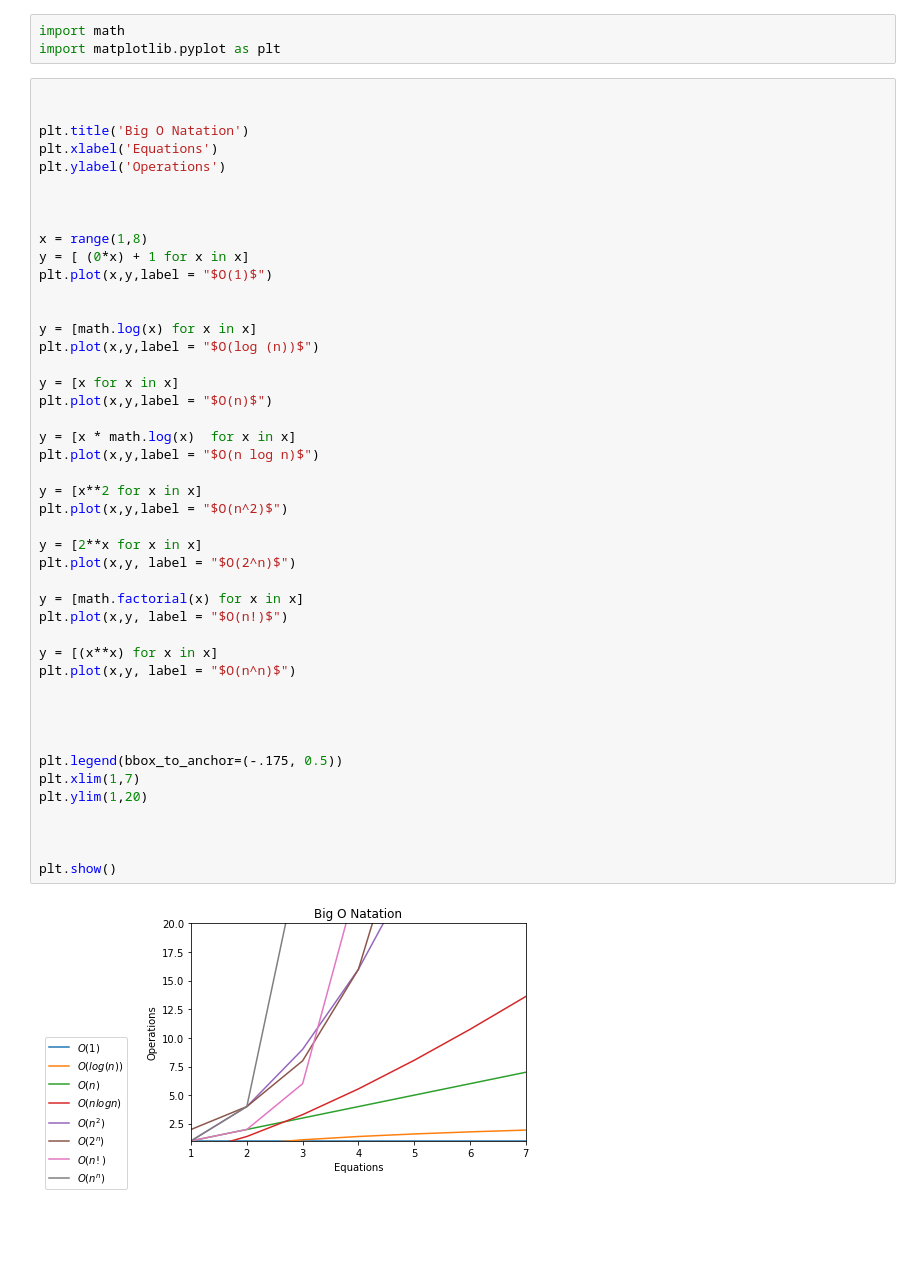
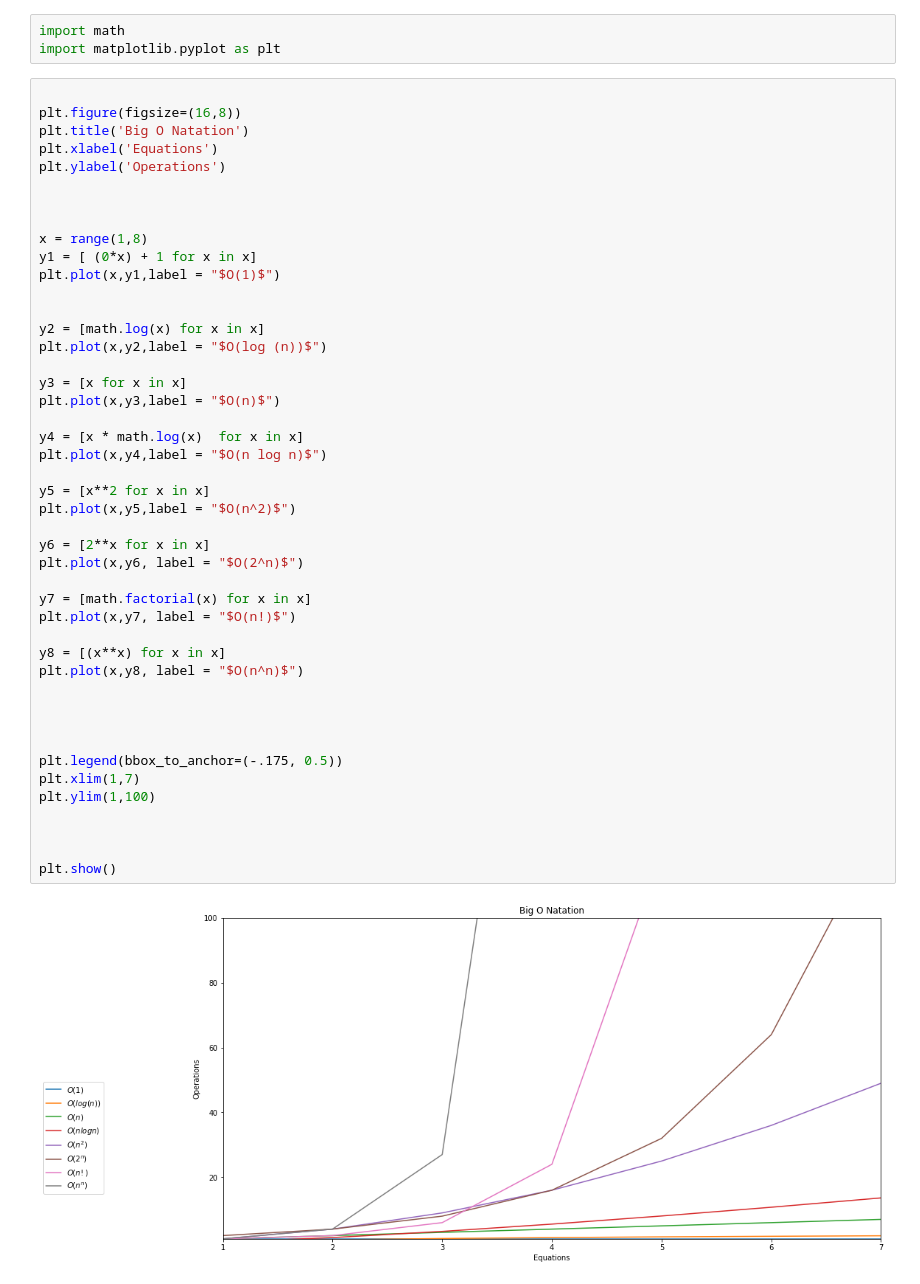
Before and after one commit to carterrxavier/numpy-pandas-visualization-exercises, a Jupyter notebook: big_o_notation.ipynb, the cells around one changed output. Cells and saved outputs as stored; diff of their text form; blank space fills up the shorter version.

```diff
--- a/big_o_notation.ipynb
+++ b/big_o_notation.ipynb
@@ -3,48 +3,48 @@ import math
 import matplotlib.pyplot as plt
 # %%
 
-
+plt.figure(figsize=(16,8))
 plt.title('Big O Natation')
 plt.xlabel('Equations')
 plt.ylabel('Operations')
 
 
 
 x = range(1,8)
-y = [ (0*x) + 1 for x in x]
-plt.plot(x,y,label = "$O(1)$")
+y1 = [ (0*x) + 1 for x in x]
+plt.plot(x,y1,label = "$O(1)$")
 
 
-y = [math.log(x) for x in x]
-plt.plot(x,y,label = "$O(log (n))$")
+y2 = [math.log(x) for x in x]
+plt.plot(x,y2,label = "$O(log (n))$")
 
-y = [x for x in x]
-plt.plot(x,y,label = "$O(n)$")
+y3 = [x for x in x]
+plt.plot(x,y3,label = "$O(n)$")
 
-y = [x * math.log(x)  for x in x]
-plt.plot(x,y,label = "$O(n log n)$")
+y4 = [x * math.log(x)  for x in x]
+plt.plot(x,y4,label = "$O(n log n)$")
 
-y = [x**2 for x in x]
-plt.plot(x,y,label = "$O(n^2)$")
+y5 = [x**2 for x in x]
+plt.plot(x,y5,label = "$O(n^2)$")
 
-y = [2**x for x in x]
-plt.plot(x,y, label = "$O(2^n)$")
+y6 = [2**x for x in x]
+plt.plot(x,y6, label = "$O(2^n)$")
 
-y = [math.factorial(x) for x in x]
-plt.plot(x,y, label = "$O(n!)$")
+y7 = [math.factorial(x) for x in x]
+plt.plot(x,y7, label = "$O(n!)$")
 
-y = [(x**x) for x in x]
-plt.plot(x,y, label = "$O(n^n)$")
+y8 = [(x**x) for x in x]
+plt.plot(x,y8, label = "$O(n^n)$")
 
 
 
 
 plt.legend(bbox_to_anchor=(-.175, 0.5))
 plt.xlim(1,7)
-plt.ylim(1,20)
+plt.ylim(1,100)
 
 
 
 plt.show()
 # %% [output]
-[figure, old version]
+[figure, new version]
```
Also changed, not shown: 1 other file.
